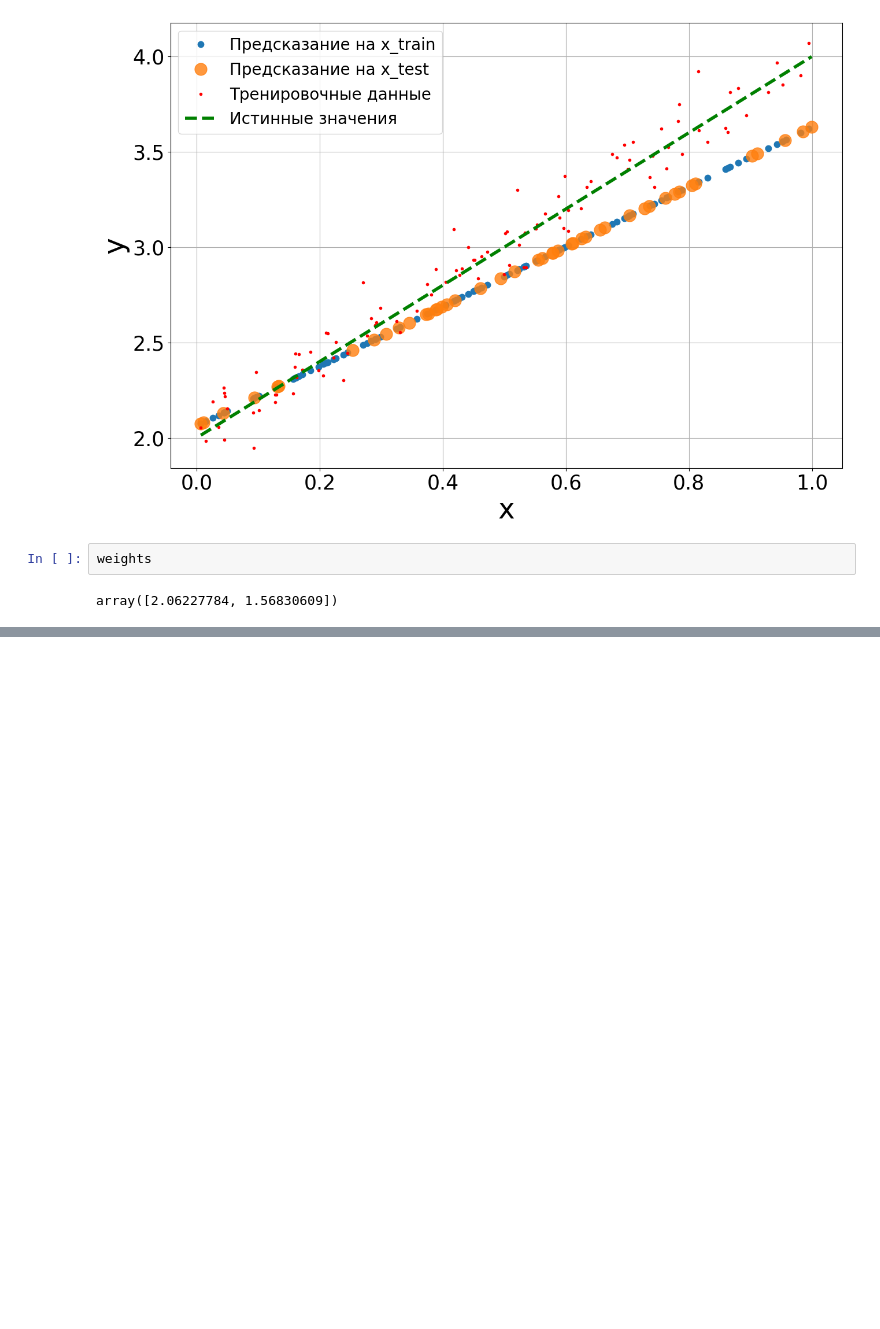
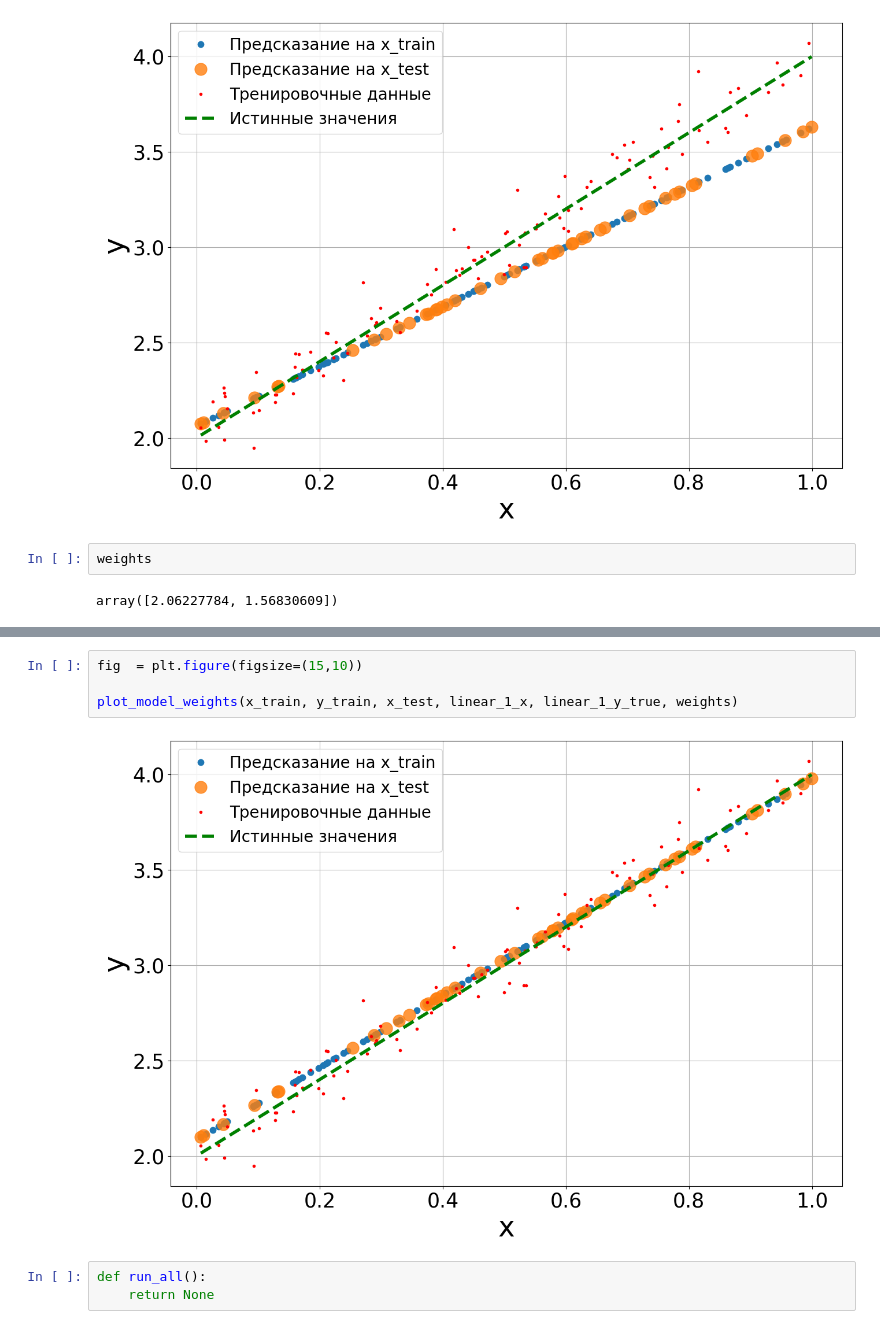
Before and after one commit to modernpacifist/engineering-of-machine-learning-urfu, a Jupyter notebook: math-basics-of-machine-learning/Notebooks/HW2_MBML.ipynb, the cells around one changed output, grey strips where cells are left out. Saved outputs shown, nothing was run; the diff lists cells and outputs as text; blank space fills up the shorter version.

```diff
--- a/math-basics-of-machine-learning/Notebooks/HW2_MBML.ipynb
+++ b/math-basics-of-machine-learning/Notebooks/HW2_MBML.ipynb
@@ -457 +540,10 @@ vis_weigths(weights)
+# %%
+fig  = plt.figure(figsize=(15,10))
+
+plot_model_weights(x_train, y_train, x_test, linear_1_x, linear_1_y_true, weights)
+# %% [output]
+[figure, added]
+# %%
+def run_all():
+    return None
 # %%
```
Also changed, not shown: parts of 10 cells of this notebook.
